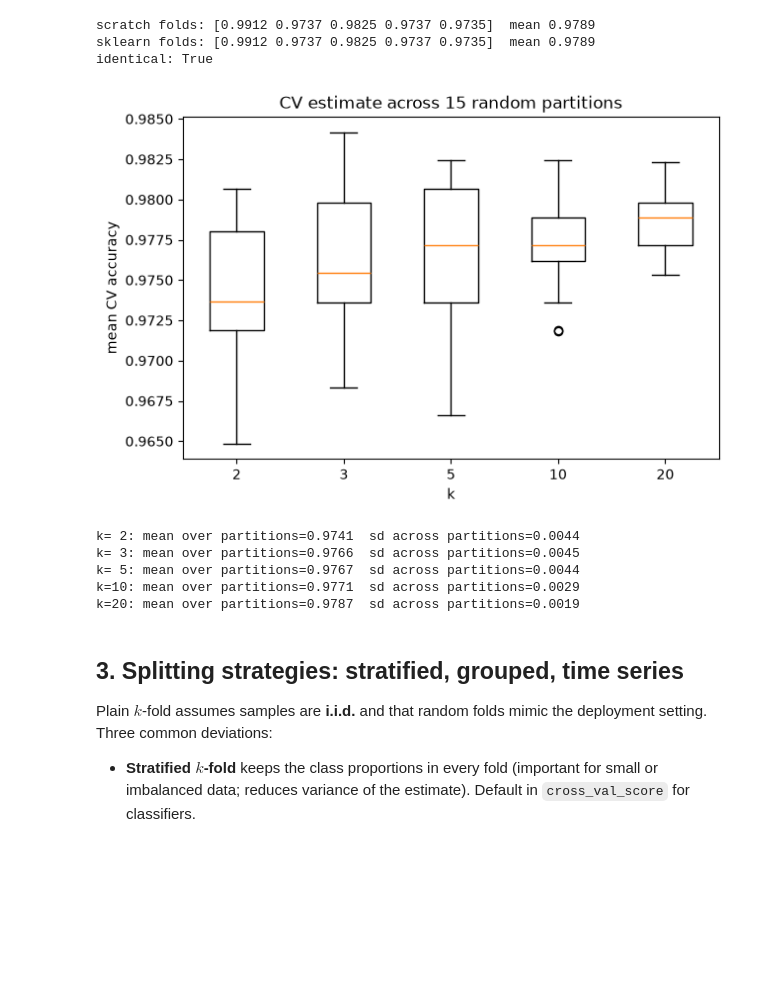
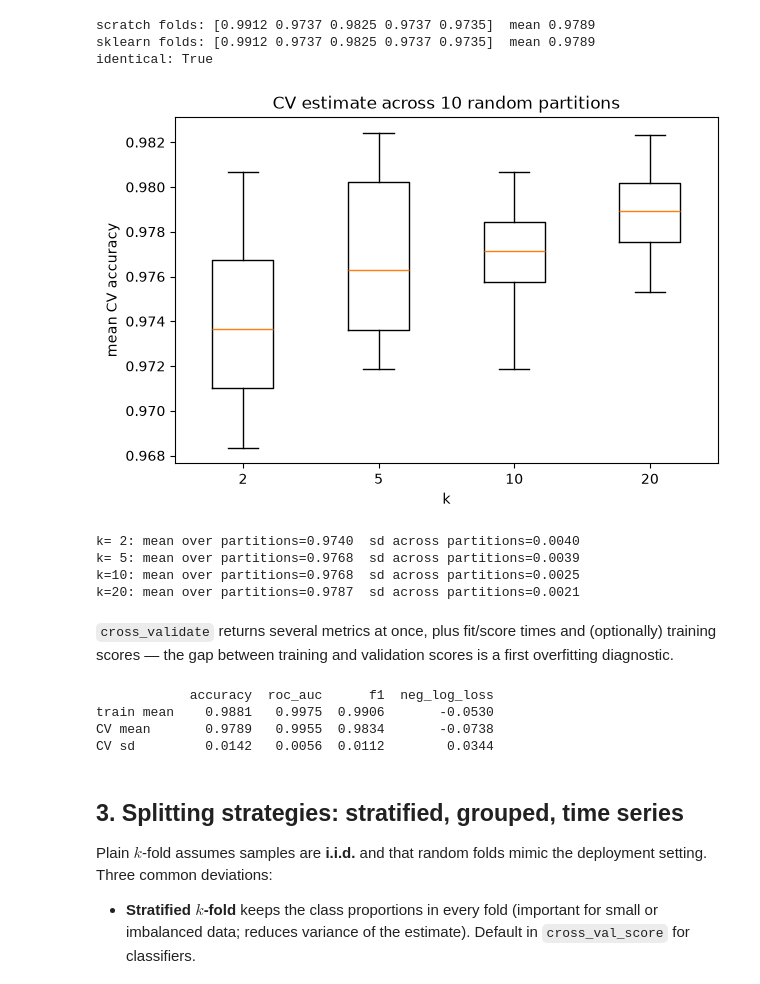
Before and after one commit to sina-sabzevar/Machine-Learning-Hands-on-Course, a Jupyter notebook: notebooks/04_model_evaluation_and_selection.ipynb, the cells around one changed output. Drawn from its saved outputs; the diff is of its cells as text; code cells hidden in the pictures; blank space fills up the shorter version.

```diff
--- a/notebooks/04_model_evaluation_and_selection.ipynb
+++ b/notebooks/04_model_evaluation_and_selection.ipynb
@@ -156,21 +169,34 @@ sklearn folds: [0.9912 0.9737 0.9825 0.9737 0.9735]  mean 0.9789
 identical: True
 # %%
 # Variability of the CV estimate: depends on k and on the random partition
-ks = [2, 3, 5, 10, 20]
-res = {k: [cross_val_score(model, Xb, yb, cv=KFold(k, shuffle=True, random_state=s)).mean() for s in range(15)]
+ks = [2, 5, 10, 20]
+res = {k: [cross_val_score(model, Xb, yb, cv=KFold(k, shuffle=True, random_state=s), n_jobs=-1).mean() for s in range(10)]
        for k in ks}
 plt.boxplot([res[k] for k in ks], tick_labels=[str(k) for k in ks])
-plt.xlabel("k"); plt.ylabel("mean CV accuracy"); plt.title("CV estimate across 15 random partitions")
+plt.xlabel("k"); plt.ylabel("mean CV accuracy"); plt.title("CV estimate across 10 random partitions")
 plt.show()
 for k in ks:
     print(f"k={k:2d}: mean over partitions={np.mean(res[k]):.4f}  sd across partitions={np.std(res[k]):.4f}")
 # %% [output]
-[figure, old version]
+[figure, new version]
-k= 2: mean over partitions=0.9741  sd across partitions=0.0044
-k= 3: mean over partitions=0.9766  sd across partitions=0.0045
-k= 5: mean over partitions=0.9767  sd across partitions=0.0044
-k=10: mean over partitions=0.9771  sd across partitions=0.0029
-k=20: mean over partitions=0.9787  sd across partitions=0.0019
+k= 2: mean over partitions=0.9740  sd across partitions=0.0040
+k= 5: mean over partitions=0.9768  sd across partitions=0.0039
+k=10: mean over partitions=0.9768  sd across partitions=0.0025
+k=20: mean over partitions=0.9787  sd across partitions=0.0021
+# %% [markdown]
+`cross_validate` returns several metrics at once, plus fit/score times and (optionally) training scores — the gap between training and validation scores is a first overfitting diagnostic.
+# %%
+cvres = cross_validate(model, Xb, yb, cv=StratifiedKFold(5, shuffle=True, random_state=0),
+                       scoring=["accuracy", "roc_auc", "f1", "neg_log_loss"], return_train_score=True)
+summary = pd.DataFrame({m: [cvres[f"train_{m}"].mean(), cvres[f"test_{m}"].mean(), cvres[f"test_{m}"].std()]
+                        for m in ["accuracy", "roc_auc", "f1", "neg_log_loss"]},
+                       index=["train mean", "CV mean", "CV sd"]).round(4)
+print(summary.to_string())
+# %% [output]
+            accuracy  roc_auc      f1  neg_log_loss
+train mean    0.9881   0.9975  0.9906       -0.0530
+CV mean       0.9789   0.9955  0.9834       -0.0738
+CV sd         0.0142   0.0056  0.0112        0.0344
 # %% [markdown]
 ## 3. Splitting strategies: stratified, grouped, time series
 
```
Also changed, not shown: parts of 11 cells of this notebook, 5 other files.
